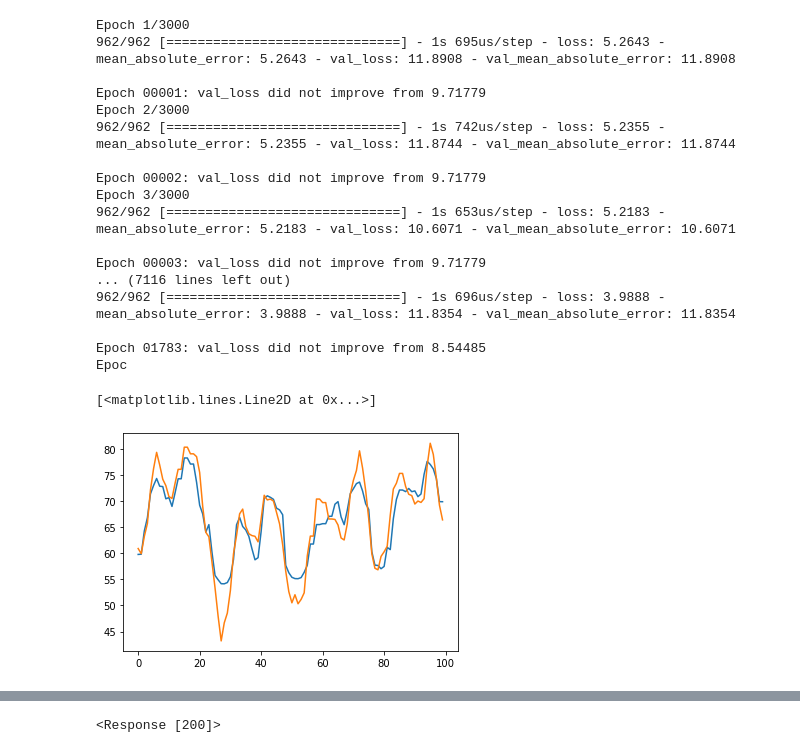
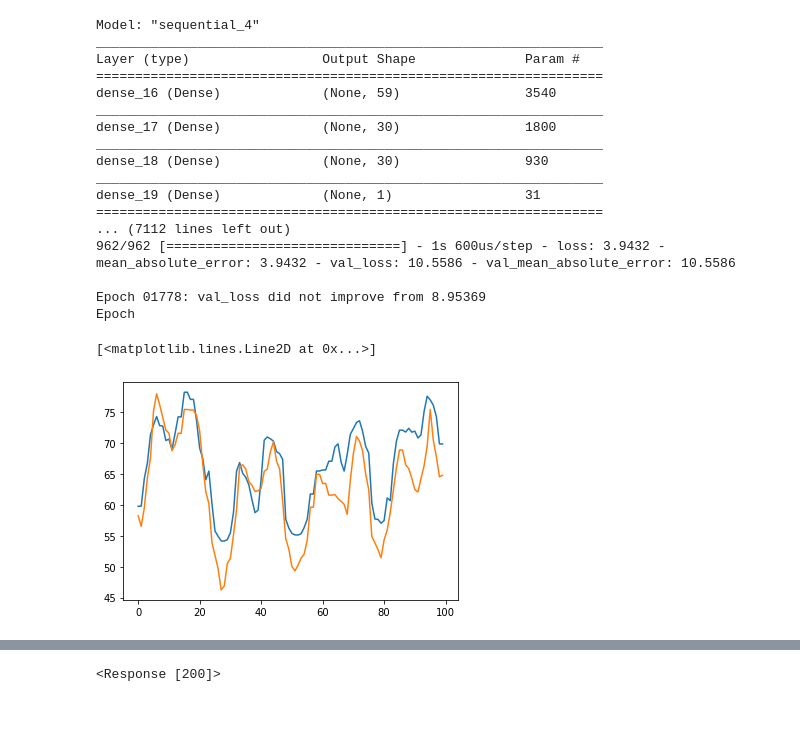
Before and after one commit to Falapas/IRONHACK_FINAL_PROJECT, a Jupyter notebook: Final_Project.ipynb, the cells around one changed output, grey strips where cells are left out. Cells and saved outputs as stored; diff of their text form; code cells hidden in the pictures; blank space fills up the shorter version.

```diff
--- a/Final_Project.ipynb
+++ b/Final_Project.ipynb
@@ -146,37 +107,59 @@ _________________________________________________________________
 # %%
+# -> Model train and selection
+NN_model = Sequential()
+
+# -> The Input Layer :
+NN_model.add(Dense(59, kernel_initializer='normal', input_dim = X_train.shape[1], activation='relu'))
+
+# -> The Hidden Layers :
+NN_model.add(Dense(30, kernel_initializer='normal',activation='relu'))
+NN_model.add(Dense(30, kernel_initializer='normal',activation='relu'))
+
+# -> The Output Layer :
+NN_model.add(Dense(1, kernel_initializer='normal',activation='linear'))
+
+# -> Compile the network :
+NN_model.compile(loss='mean_absolute_error', optimizer='adam', metrics=['mean_absolute_error'])
+NN_model.summary()
+
+# -> Creating Checkpoints
+checkpoint_name = 'Weights-{epoch:03d}--{val_loss:.5f}.hdf5'
+checkpoint = ModelCheckpoint(checkpoint_name, monitor='val_loss', verbose = 1, save_best_only = True, mode ='auto')
+callbacks_list = [checkpoint]
+
 # -> Training Neural Network model.
 NN_model.fit(X_train, y_train, epochs=3000, batch_size=32, validation_split = 0.2, callbacks=callbacks_list)
 
 # -> Predict and test scores.
 y_pred = NN_model.predict(X_test)
 
 r2 = r2_score(y_test, y_pred)
 mse = mean_squared_error(y_test, y_pred)
 
 print("R2 : {0:f}, MSE : {1:f}".format(r2, mse))
 
 plt.plot(y_test)
 plt.plot(y_pred)
 # %% [output]
-Epoch 1/3000
-962/962 [==============================] - 1s 695us/step - loss: 5.2643 - mean_absolute_error: 5.2643 - val_loss: 11.8908 - val_mean_absolute_error: 11.8908
+Model: "sequential_4"
+_________________________________________________________________
+Layer (type)                 Output Shape              Param #
+=================================================================
+dense_16 (Dense)             (None, 59)                3540
+_________________________________________________________________
+dense_17 (Dense)             (None, 30)                1800
+_________________________________________________________________
+dense_18 (Dense)             (None, 30)                930
+_________________________________________________________________
+dense_19 (Dense)             (None, 1)                 31
+=================================================================
+... (7112 lines left out)
+962/962 [==============================] - 1s 600us/step - loss: 3.9432 - mean_absolute_error: 3.9432 - val_loss: 10.5586 - val_mean_absolute_error: 10.5586
 
-Epoch 00001: val_loss did not improve from 9.71779
-Epoch 2/3000
-962/962 [==============================] - 1s 742us/step - loss: 5.2355 - mean_absolute_error: 5.2355 - val_loss: 11.8744 - val_mean_absolute_error: 11.8744
-
-Epoch 00002: val_loss did not improve from 9.71779
-Epoch 3/3000
-962/962 [==============================] - 1s 653us/step - loss: 5.2183 - mean_absolute_error: 5.2183 - val_loss: 10.6071 - val_mean_absolute_error: 10.6071
-
-Epoch 00003: val_loss did not improve from 9.71779
-... (7116 lines left out)
-962/962 [==============================] - 1s 696us/step - loss: 3.9888 - mean_absolute_error: 3.9888 - val_loss: 11.8354 - val_mean_absolute_error: 11.8354
-
-Epoch 01783: val_loss did not improve from 8.54485
-Epoc
+Epoch 01778: val_loss did not improve from 8.95369
+Epoch
 [<matplotlib.lines.Line2D at 0x...>]
-[figure, old version]
+[figure, new version]
 # %%
 # -> Testing Desision Tree model and comparing model scores.
 
```
Also changed, not shown: parts of 8 cells of this notebook.
